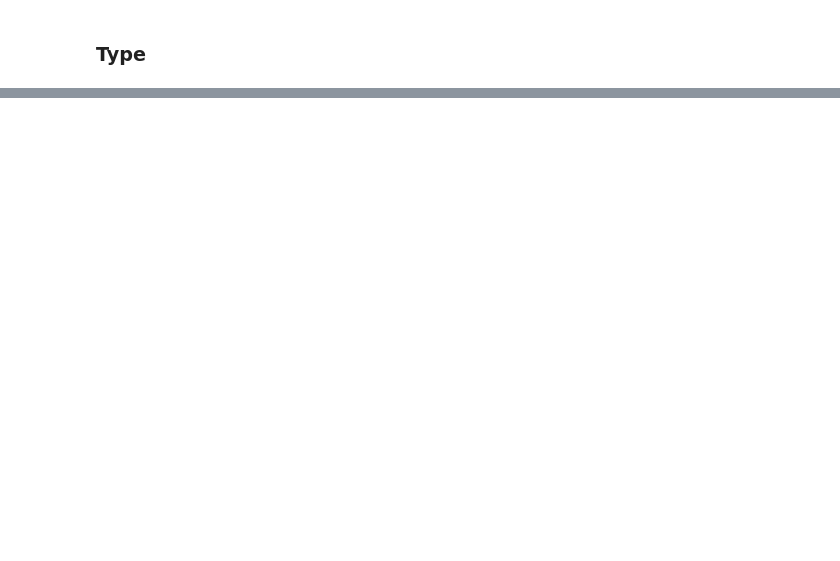
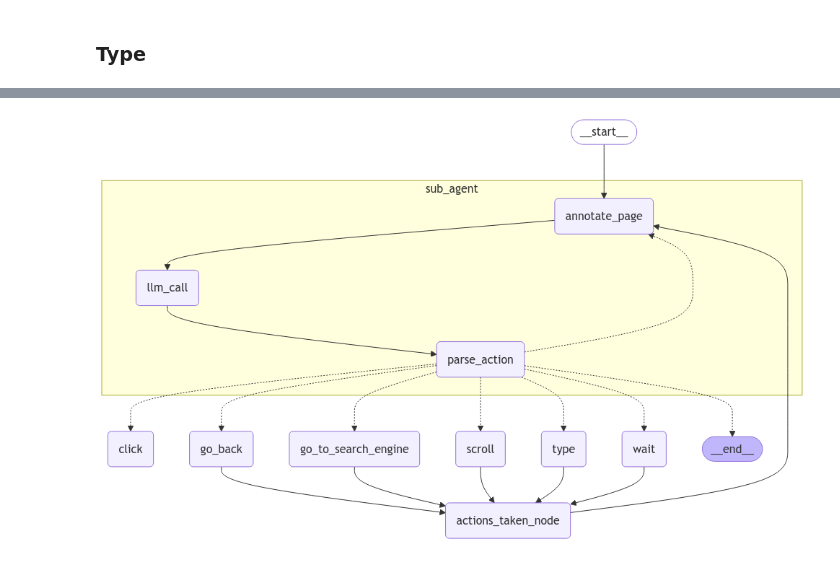
Before and after one commit to mrtrantuan/WebRover, a Jupyter notebook: webvoyager6.ipynb, the cells around one changed output, grey strips where cells are left out. Drawn from its saved outputs; the diff is of its cells as text; code cells hidden in the pictures; blank space fills up the shorter version.

```diff
--- a/webvoyager6.ipynb
+++ b/webvoyager6.ipynb
@@ -380,0 +507,7 @@ result
+# %%
+async def go_to_search_engine(state: AgentState):
+    await page.goto("https://www.google.com")
+    return {"last_action": "Go to Search Engine : Navigated to Google"}
+
+#result = await go_to_search_engine(response)
+#result
@@ -380,0 +558,42 @@ result
+# %%
+from langgraph.graph import  END
+
+
+def tool_router(state: AgentState):
+    action = state["action"]["action"]
+    action_type = action.split(" ")[0]
+    print(action_type)
+    if action_type == "retry":
+        return "sub_agent"
+    if action_type == "ANSWER":
+        return END
+    return tools[action_type]
+# %%
+from langgraph.graph import StateGraph, START, END
+
+builder = StateGraph(AgentState)
+
+builder.add_node("actions_taken_node", actions_taken_node)
+builder.add_node("sub_agent", sub_agent_builder.compile())
+builder.add_node("click", click)
+builder.add_node("type", type)
+builder.add_node("scroll", scroll)
+builder.add_node("wait", wait)
+builder.add_node("go_back", go_back)
+builder.add_node("go_to_search_engine", go_to_search_engine)
+
+builder.add_edge(START, "sub_agent")
+builder.add_conditional_edges("sub_agent", tool_router, ["sub_agent", END,  "click", "type", "scroll", "wait", "go_back", "go_to_search_engine"])
+builder.add_edge("click", "actions_taken_node")
+builder.add_edge("type", "actions_taken_node")
+builder.add_edge("scroll", "actions_taken_node")
+builder.add_edge("wait", "actions_taken_node")
+builder.add_edge("go_back", "actions_taken_node")
+builder.add_edge("go_to_search_engine", "actions_taken_node")
+builder.add_edge("actions_taken_node", "sub_agent")
+
+main_agent_graph = builder.compile()
+
+display(Image(main_agent_graph.get_graph(xray=1).draw_mermaid_png()))
+# %% [output]
+[figure, added]
```
Also changed, not shown: parts of 24 cells of this notebook, 2 other files.
